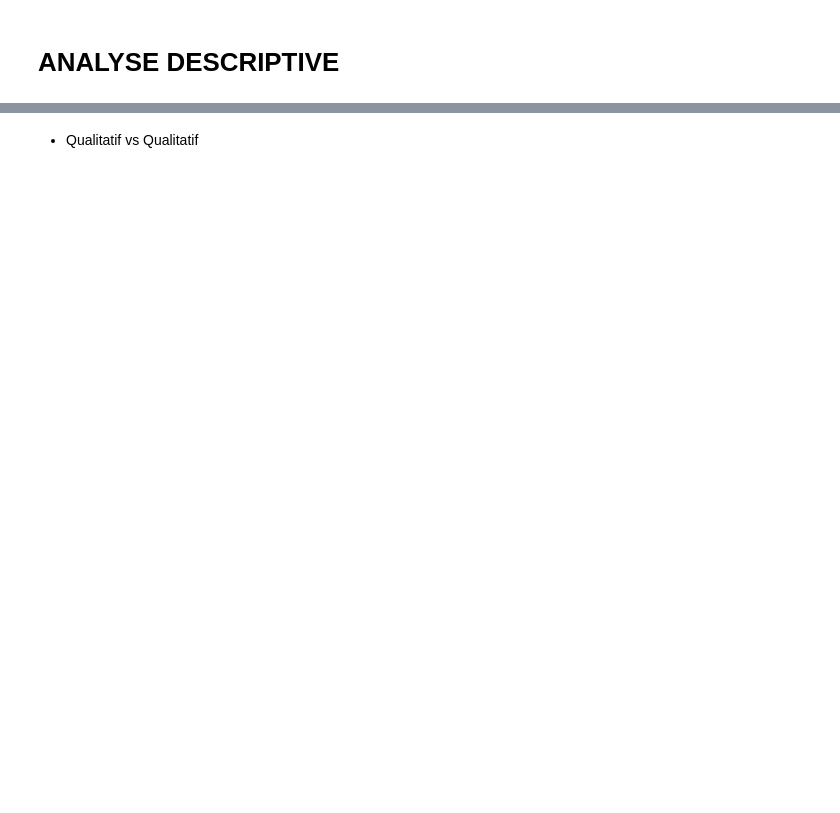
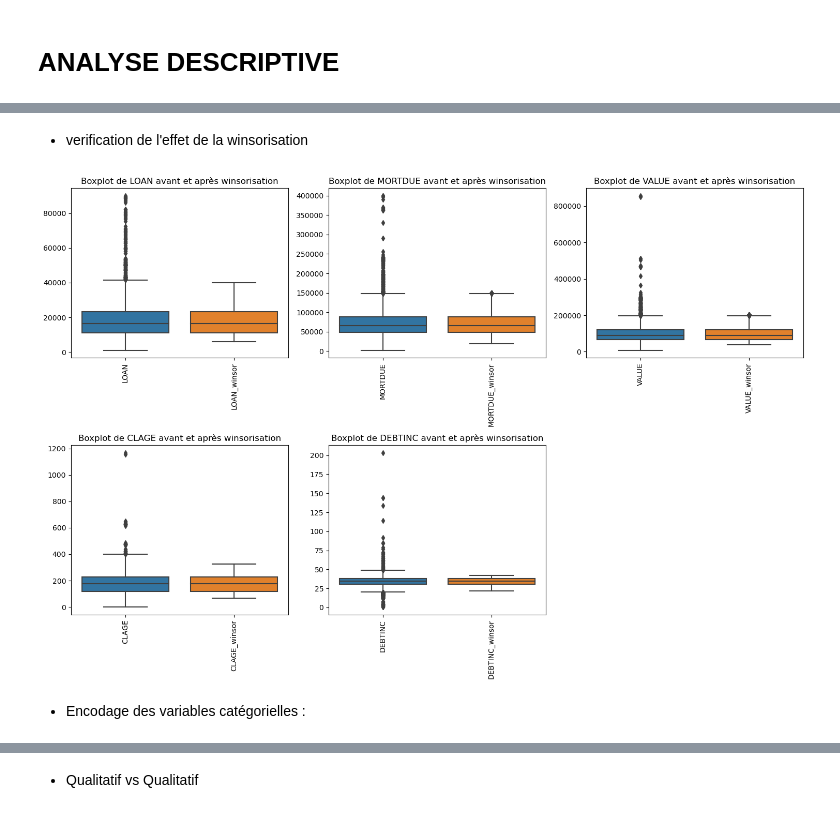
Before and after one commit to KADA-SEDODE/scoring_project, a Jupyter notebook: scoring_project.ipynb, the cells around one changed output, grey strips where cells are left out. Drawn from its saved outputs; the diff is of its cells as text; code cells hidden in the pictures; blank space fills up the shorter version.

```diff
--- a/scoring_project.ipynb
+++ b/scoring_project.ipynb
@@ -273,0 +299,23 @@ df.describe()
+# %% [markdown]
+* verification de  l'effet de la winsorisation
+# %%
+import seaborn as sns
+import matplotlib.pyplot as plt
+
+# Variables à comparer
+variables_to_compare = ["LOAN", "MORTDUE", "VALUE", "CLAGE", "DEBTINC"]
+
+# Créer des boxplots pour comparer avant et après winsorisation
+plt.figure(figsize=(15, 10))
+for i, var in enumerate(variables_to_compare, 1):
+    plt.subplot(2, 3, i)
+    sns.boxplot(data=df[[var, var + "_winsor"]])
+    plt.title(f"Boxplot de {var} avant et après winsorisation")
+    plt.xticks(rotation=90)
+
+plt.tight_layout()
+plt.show()
+# %% [output]
+[figure, added]
+# %% [markdown]
+* Encodage des variables catégorielles :
```
Also changed, not shown: parts of 74 cells of this notebook, 27 other files.
